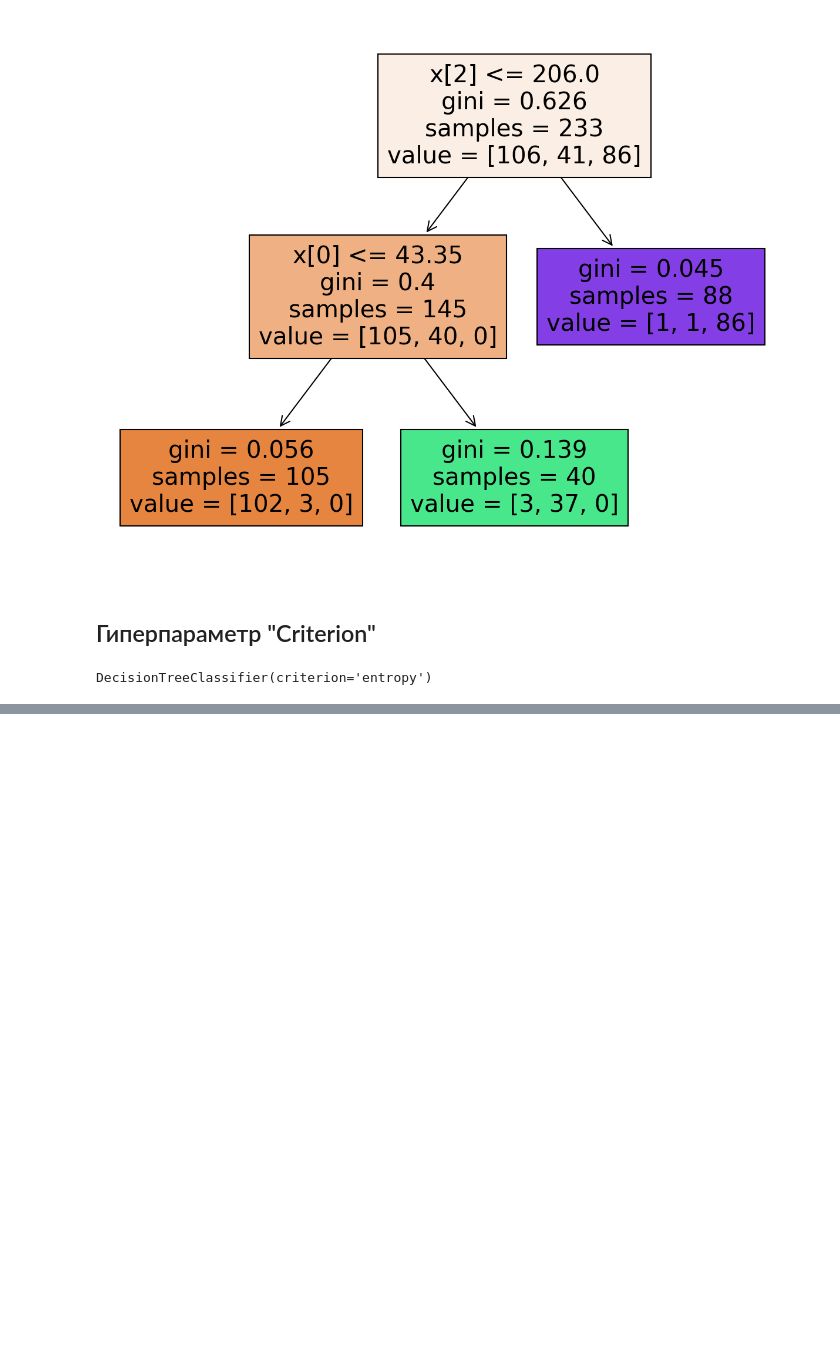
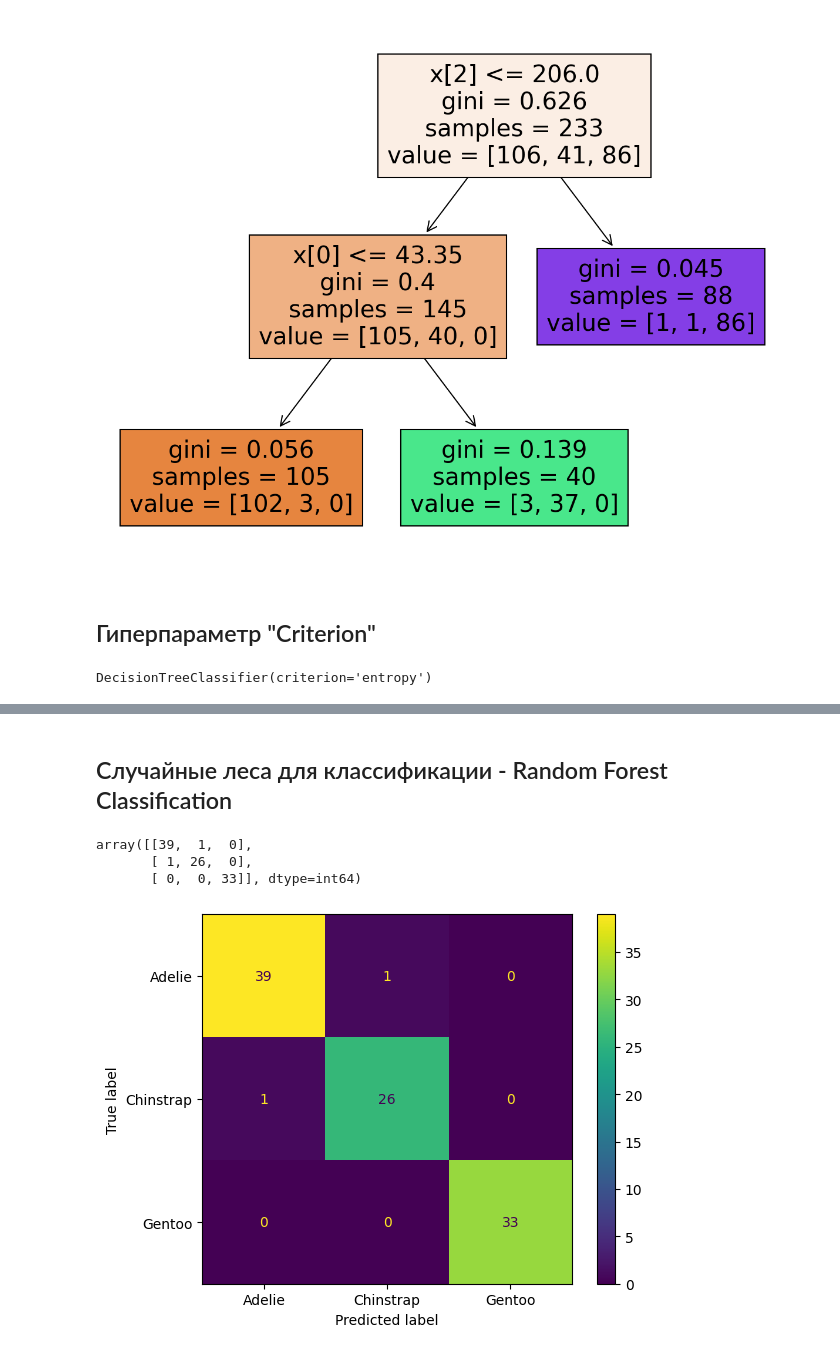
Before and after one commit to PigalAnastasiya/DScourse_Pigal, a Jupyter notebook: homework_03_08/penguines.ipynb, the cells around one changed output, grey strips where cells are left out. Cells and saved outputs as stored; diff of their text form; code cells hidden in the pictures; blank space fills up the shorter version.

```diff
--- a/homework_03_08/penguines.ipynb
+++ b/homework_03_08/penguines.ipynb
@@ -266,0 +268,2 @@ weighted avg       0.92      0.92      0.92       100
+# %% [markdown]
+## Случайные леса для классификации - Random Forest Classification
@@ -266,0 +272,16 @@ weighted avg       0.92      0.92      0.92       100
+# %%
+# Используем 10 случайных деревьев
+model = RandomForestClassifier(n_estimators=10,random_state=101)
+model.fit(X_train,y_train)
+preds = model.predict(X_test)
+# %%
+# Оценка работы модели
+confusion_matrix(y_test,preds)
+# %% [output]
+array([[39,  1,  0],
+       [ 1, 26,  0],
+       [ 0,  0, 33]], dtype=int64)
+# %%
+disp=ConfusionMatrixDisplay.from_estimator(model,X_test,y_test)
+# %% [output]
+[figure, added]
```
Also changed, not shown: parts of 16 cells of this notebook.
